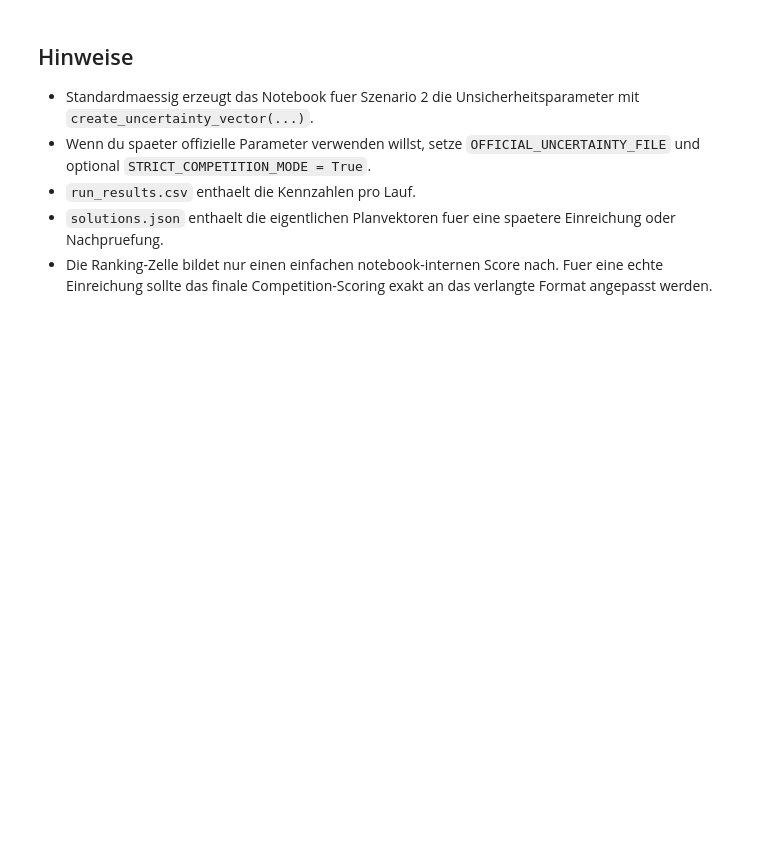
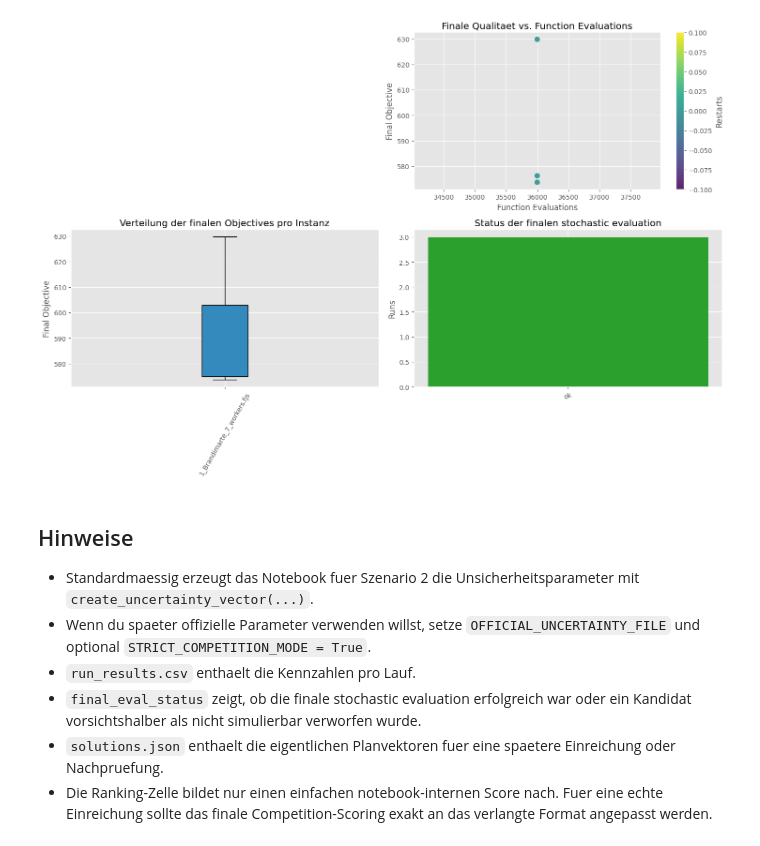
Before and after one commit to trolololoojb/FJSSP-W-Competition, a Jupyter notebook: wfjssp_ga_demo.ipynb, the cells around one changed output. Saved outputs shown, nothing was run; the diff lists cells and outputs as text; code cells hidden in the pictures; blank space fills up the shorter version.

Commit message:
Stabilize stochastic demo evaluation, use safe workload balance, fix JSON export, and add convergence plots

```diff
--- a/wfjssp_ga_demo.ipynb
+++ b/wfjssp_ga_demo.ipynb
@@ -47,12 +49,12 @@ DEMO_UNCERTAINTY_OFFSET = 1.0
 UNCERTAINTY_SOURCE = "worker"
 
 # Competition-relevante Wiederholungen
-N_INDEPENDENT_RUNS = 10
+N_INDEPENDENT_RUNS = 3
 FINAL_EVAL_SIMULATIONS = 5
 
 # Zum schnellen Testen kann die Auswahl reduziert werden.
-SELECTED_INSTANCES = sorted(p.name for p in INSTANCES_DIR.glob("*.fjs"))
-# SELECTED_INSTANCES = ["1_Brandimarte_7_workers.fjs"]
+#SELECTED_INSTANCES = sorted(p.name for p in INSTANCES_DIR.glob("*.fjs"))
+SELECTED_INSTANCES = ["1_Brandimarte_7_workers.fjs"]
 
 RUN_SEEDS = [1000 + i for i in range(N_INDEPENDENT_RUNS)]
 
@@ -329,10 +391,10 @@ for row in results_df.to_dict(orient="records"):
             "final_objective": float(row["final_objective"]),
             "deterministic_makespan": float(row["deterministic_makespan"]),
             "function_evaluations": int(row["function_evaluations"]),
-            "sequence": row["sequence"],
-            "machines": row["machines"],
-            "workers": row["workers"],
-            "start_times": row["start_times"],
+            "sequence": [int(x) for x in row["sequence"]],
+            "machines": [int(x) for x in row["machines"]],
+            "workers": [int(x) for x in row["workers"]],
+            "start_times": [int(x) for x in row["start_times"]],
         }
     )
 
@@ -362,8 +469,65 @@ plt.show()
+# %%
+fig, axes = plt.subplots(2, 2, figsize=(15, 10))
+
+if not history_df.empty:
+    best_run = results_df.sort_values(["final_objective", "runtime_s"]).iloc[0]
+    best_history = history_df[
+        (history_df["instance"] == best_run["instance"])
+        & (history_df["run"] == best_run["run"])
+    ].sort_values("generation")
+    axes[0, 0].plot(best_history["generation"], best_history["best_makespan"], label="Generationsbestes", color="#1f77b4")
+    axes[0, 0].plot(best_history["generation"], best_history["overall_best_makespan"], label="Global best", color="#d62728")
+    axes[0, 0].set_title(f"GA-Verlauf des besten Runs\n{best_run['instance']} | Run {int(best_run['run'])}")
+    axes[0, 0].set_xlabel("Generation")
+    axes[0, 0].set_ylabel("Makespan")
+    axes[0, 0].legend()
+else:
+    axes[0, 0].set_visible(False)
+
+scatter_df = results_df.copy()
+scatter = axes[0, 1].scatter(
+    scatter_df["function_evaluations"],
+    scatter_df["final_objective"],
+    c=scatter_df["restarts"],
+    cmap="viridis",
+    s=60,
+    alpha=0.85,
+)
+axes[0, 1].set_title("Finale Qualitaet vs. Function Evaluations")
+axes[0, 1].set_xlabel("Function Evaluations")
+axes[0, 1].set_ylabel("Final Objective")
+fig.colorbar(scatter, ax=axes[0, 1], label="Restarts")
+
+box_df = results_df.copy()
+top_instances = (
+    box_df.groupby("instance", as_index=False)["final_objective"]
+    .median()
+    .sort_values("final_objective")
+    .head(min(8, box_df["instance"].nunique()))["instance"]
+    .tolist()
+)
+box_data = [box_df.loc[box_df["instance"] == instance, "final_objective"].dropna().tolist() for instance in top_instances]
+axes[1, 0].boxplot(box_data, tick_labels=top_instances, patch_artist=True)
+axes[1, 0].set_title("Verteilung der finalen Objectives pro Instanz")
+axes[1, 0].set_ylabel("Final Objective")
+axes[1, 0].tick_params(axis="x", rotation=60)
+
+status_counts_plot = results_df["final_eval_status"].value_counts(dropna=False)
+axes[1, 1].bar(status_counts_plot.index.astype(str), status_counts_plot.values, color="#2ca02c")
+axes[1, 1].set_title("Status der finalen stochastic evaluation")
+axes[1, 1].set_ylabel("Runs")
+axes[1, 1].tick_params(axis="x", rotation=20)
+
+plt.tight_layout()
+plt.show()
+# %% [output]
+[figure, added]
 # %% [markdown]
 ## Hinweise
 
 - Standardmaessig erzeugt das Notebook fuer Szenario 2 die Unsicherheitsparameter mit `create_uncertainty_vector(...)`.
 - Wenn du spaeter offizielle Parameter verwenden willst, setze `OFFICIAL_UNCERTAINTY_FILE` und optional `STRICT_COMPETITION_MODE = True`.
 - `run_results.csv` enthaelt die Kennzahlen pro Lauf.
+- `final_eval_status` zeigt, ob die finale stochastic evaluation erfolgreich war oder ein Kandidat vorsichtshalber als nicht simulierbar verworfen wurde.
 - `solutions.json` enthaelt die eigentlichen Planvektoren fuer eine spaetere Einreichung oder Nachpruefung.
 - Die Ranking-Zelle bildet nur einen einfachen notebook-internen Score nach. Fuer eine echte Einreichung sollte das finale Competition-Scoring exakt an das verlangte Format angepasst werden.
```
Also changed, not shown: parts of 10 cells of this notebook.
